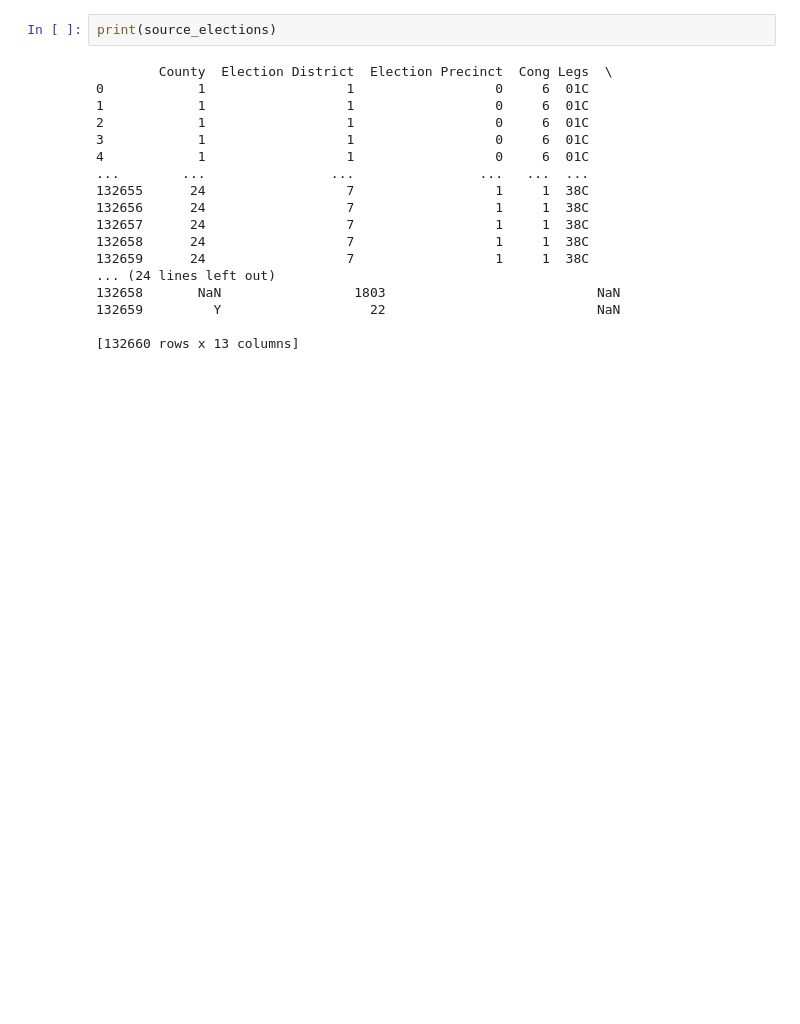
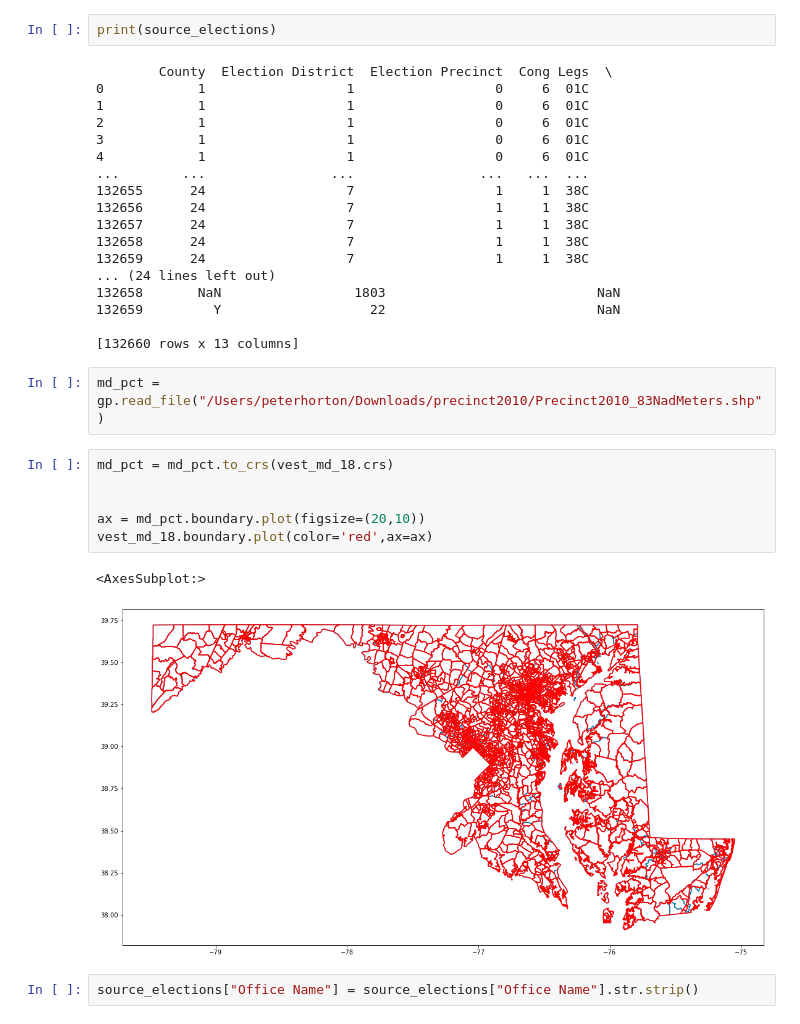
Before and after one commit to nonpartisan-redistricting-datahub/pdv-md, a Jupyter notebook: vest-md-18/vest-md-2018-validation.ipynb, the cells around one changed output. Saved outputs shown, nothing was run; the diff lists cells and outputs as text; blank space fills up the shorter version.

```diff
--- a/vest-md-18/vest-md-2018-validation.ipynb
+++ b/vest-md-18/vest-md-2018-validation.ipynb
@@ -62,3 +62,16 @@ print(source_elections)
 132659         Y                   22                           NaN
 
 [132660 rows x 13 columns]
+# %%
+md_pct = gp.read_file("/Users/peterhorton/Downloads/precinct2010/Precinct2010_83NadMeters.shp")
+# %%
+md_pct = md_pct.to_crs(vest_md_18.crs)
+
+
+ax = md_pct.boundary.plot(figsize=(20,10))
+vest_md_18.boundary.plot(color='red',ax=ax)
+# %% [output]
+<AxesSubplot:>
+[figure, added]
+# %%
+source_elections["Office Name"] = source_elections["Office Name"].str.strip()
```
Also changed, not shown: parts of 57 cells of this notebook.
